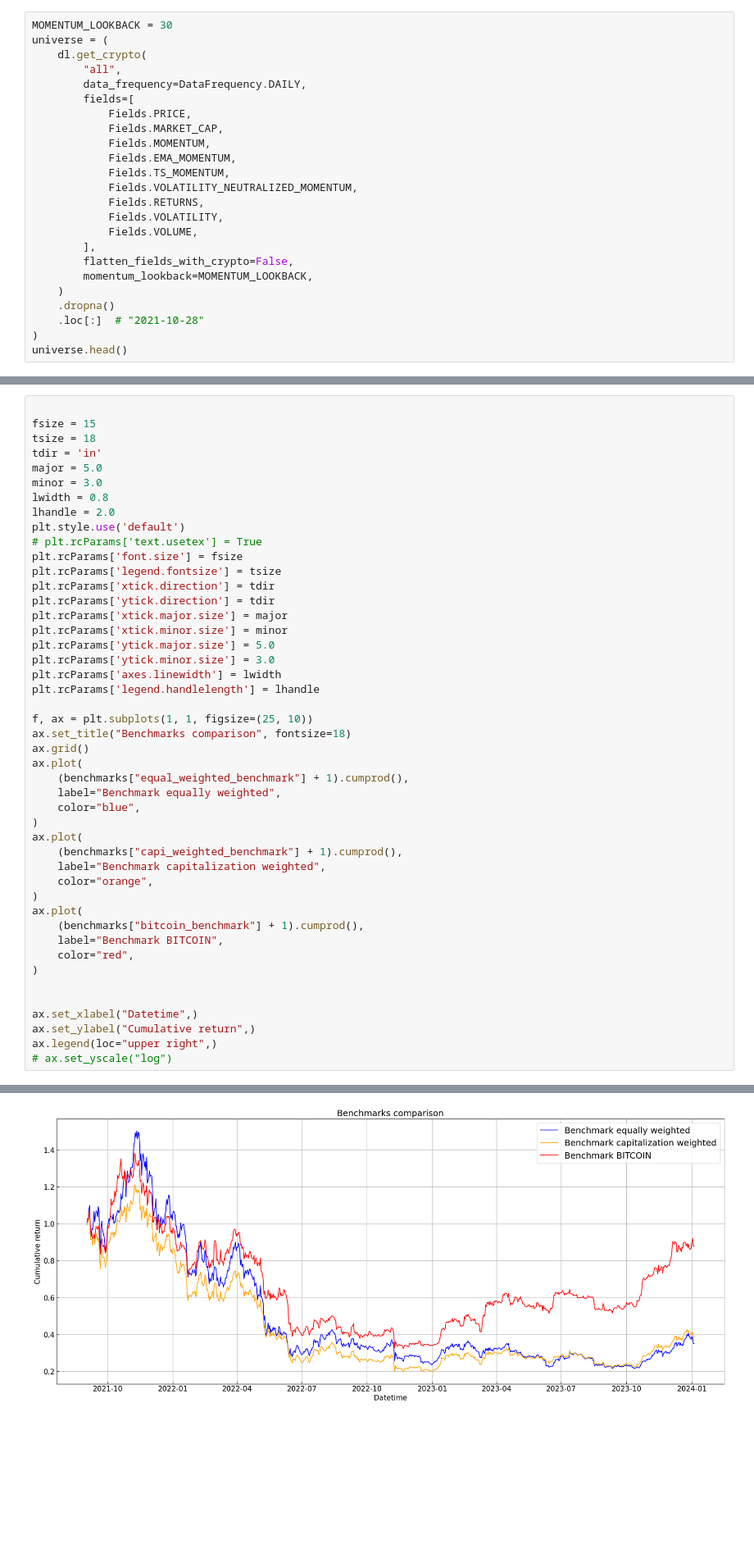
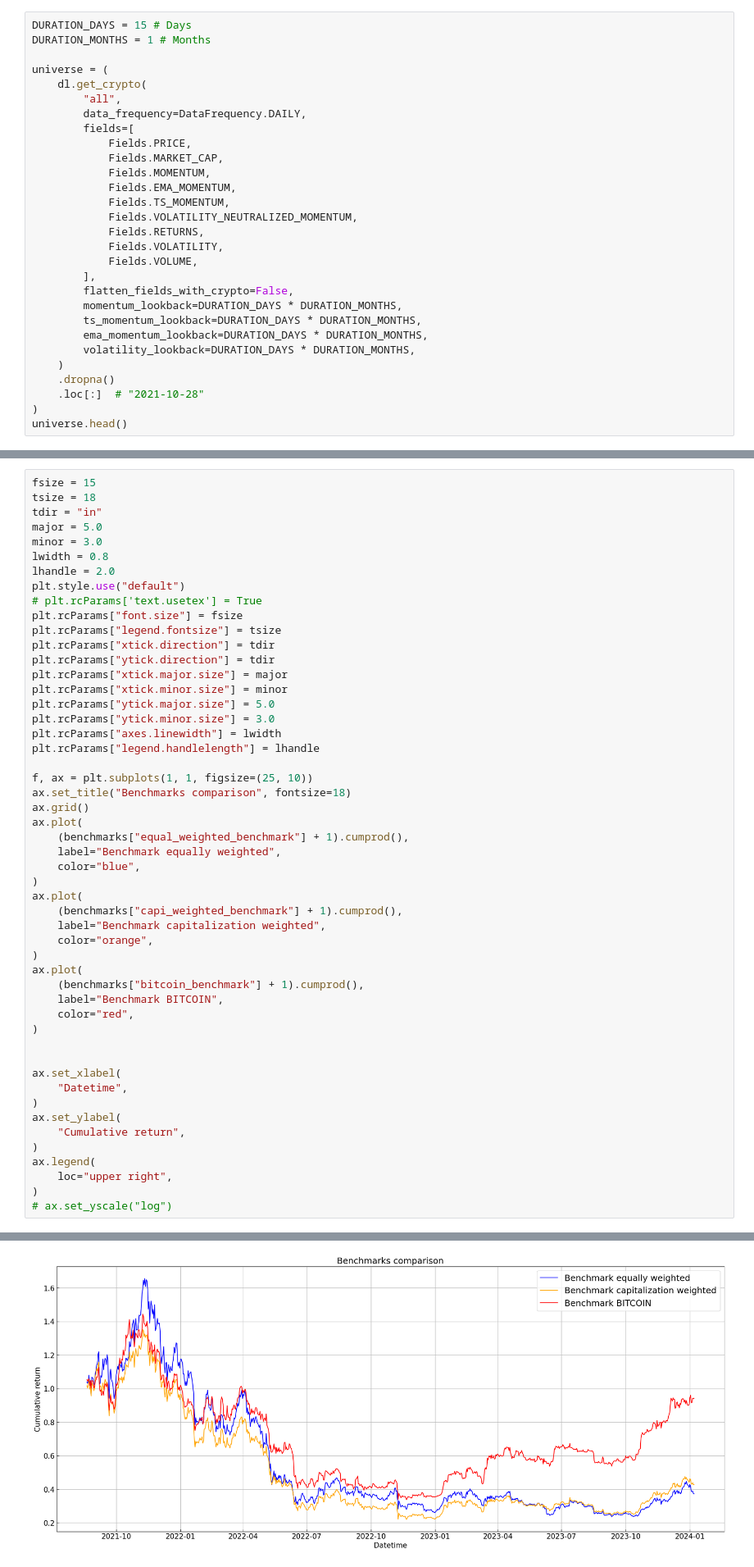
Before and after one commit to BaptisteZloch/Crypto-momentum-portfolios, a Jupyter notebook: src/crypto-momentum-cross-sectional.ipynb, the cells around one changed output, grey strips where cells are left out. Shown: that part at 82% size. Drawn from its saved outputs; the diff is of its cells as text; blank space fills up the shorter version.

```diff
--- a/src/crypto-momentum-cross-sectional.ipynb
+++ b/src/crypto-momentum-cross-sectional.ipynb
@@ -49,5 +47,7 @@ dl.assets
 # %%
-MOMENTUM_LOOKBACK = 30
+DURATION_DAYS = 15 # Days
+DURATION_MONTHS = 1 # Months
+
 universe = (
     dl.get_crypto(
         "all",
@@ -64,7 +64,10 @@ universe = (
             Fields.VOLUME,
         ],
         flatten_fields_with_crypto=False,
-        momentum_lookback=MOMENTUM_LOOKBACK,
+        momentum_lookback=DURATION_DAYS * DURATION_MONTHS,
+        ts_momentum_lookback=DURATION_DAYS * DURATION_MONTHS,
+        ema_momentum_lookback=DURATION_DAYS * DURATION_MONTHS,
+        volatility_lookback=DURATION_DAYS * DURATION_MONTHS,
     )
     .dropna()
     .loc[:]  # "2021-10-28"
@@ -124,51 +121,56 @@ benchmarks
 # %%
-
 fsize = 15
 tsize = 18
-tdir = 'in'
+tdir = "in"
 major = 5.0
 minor = 3.0
 lwidth = 0.8
 lhandle = 2.0
-plt.style.use('default')
+plt.style.use("default")
 # plt.rcParams['text.usetex'] = True
-plt.rcParams['font.size'] = fsize
-plt.rcParams['legend.fontsize'] = tsize
-plt.rcParams['xtick.direction'] = tdir
-plt.rcParams['ytick.direction'] = tdir
-plt.rcParams['xtick.major.size'] = major
-plt.rcParams['xtick.minor.size'] = minor
-plt.rcParams['ytick.major.size'] = 5.0
-plt.rcParams['ytick.minor.size'] = 3.0
-plt.rcParams['axes.linewidth'] = lwidth
-plt.rcParams['legend.handlelength'] = lhandle
+plt.rcParams["font.size"] = fsize
+plt.rcParams["legend.fontsize"] = tsize
+plt.rcParams["xtick.direction"] = tdir
+plt.rcParams["ytick.direction"] = tdir
+plt.rcParams["xtick.major.size"] = major
+plt.rcParams["xtick.minor.size"] = minor
+plt.rcParams["ytick.major.size"] = 5.0
+plt.rcParams["ytick.minor.size"] = 3.0
+plt.rcParams["axes.linewidth"] = lwidth
+plt.rcParams["legend.handlelength"] = lhandle
 
 f, ax = plt.subplots(1, 1, figsize=(25, 10))
 ax.set_title("Benchmarks comparison", fontsize=18)
 ax.grid()
 ax.plot(
     (benchmarks["equal_weighted_benchmark"] + 1).cumprod(),
     label="Benchmark equally weighted",
     color="blue",
 )
 ax.plot(
     (benchmarks["capi_weighted_benchmark"] + 1).cumprod(),
     label="Benchmark capitalization weighted",
     color="orange",
 )
 ax.plot(
     (benchmarks["bitcoin_benchmark"] + 1).cumprod(),
     label="Benchmark BITCOIN",
     color="red",
 )
 
 
-ax.set_xlabel("Datetime",)
-ax.set_ylabel("Cumulative return",)
-ax.legend(loc="upper right",)
+ax.set_xlabel(
+    "Datetime",
+)
+ax.set_ylabel(
+    "Cumulative return",
+)
+ax.legend(
+    loc="upper right",
+)
 # ax.set_yscale("log")
 # %% [output]
 <matplotlib.legend.Legend at 0x...>
-[figure, old version]
+[figure, new version]
 # %% [markdown]
 # Backtesting strategies
```
Also changed, not shown: parts of 13 cells of this notebook, 10 other files.
